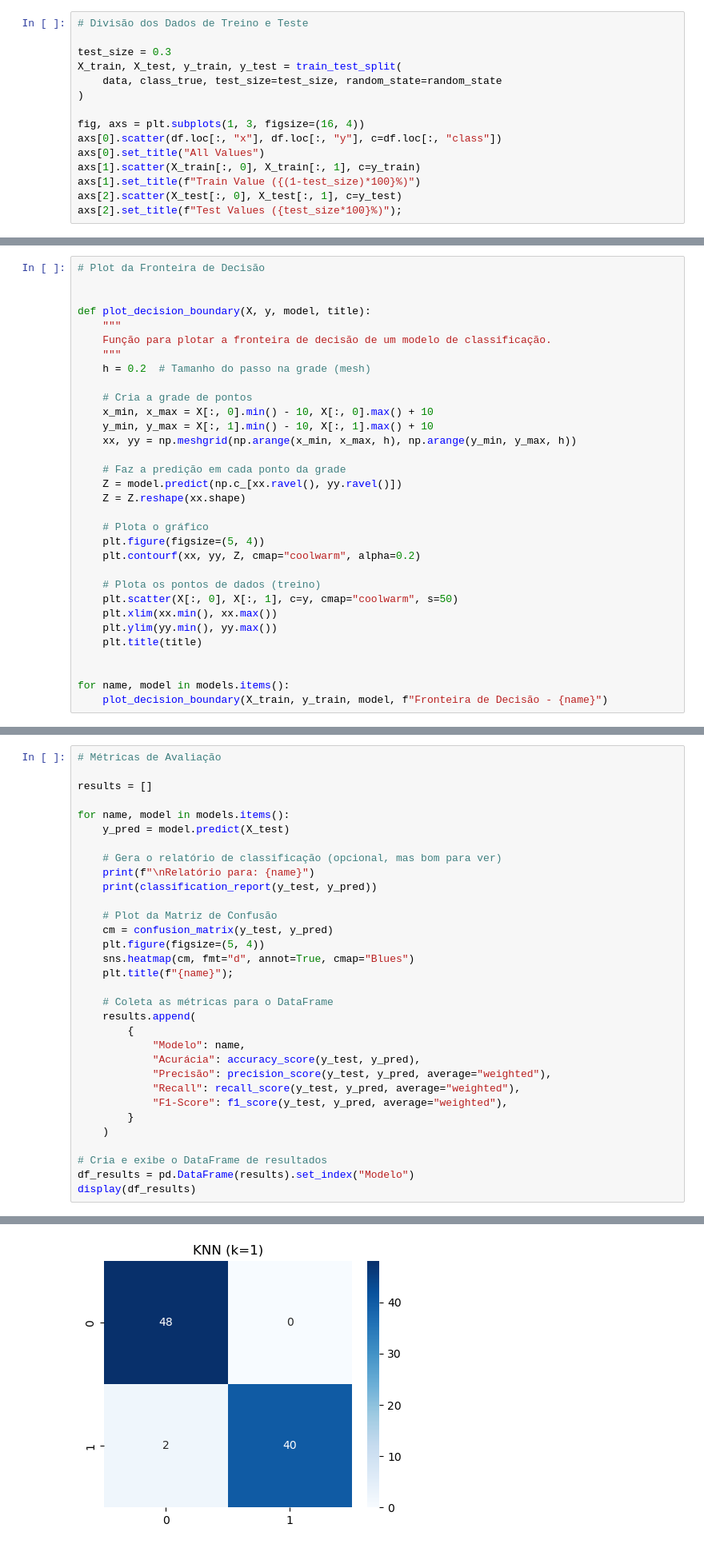
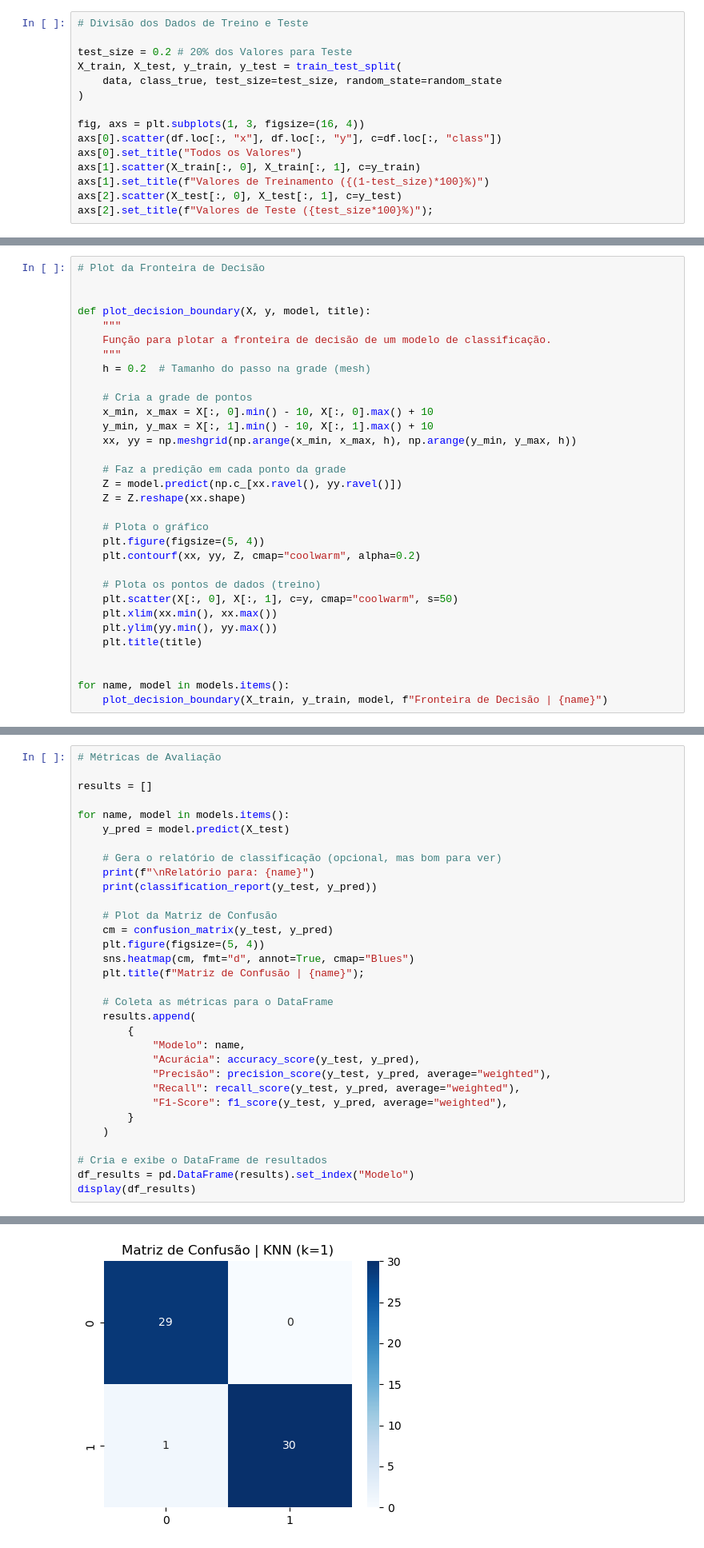
Before and after one commit to thiagoneye/master-machine_learning, a Jupyter notebook: notebooks/exercise_list.ipynb, the cells around one changed output, grey strips where cells are left out. Shown at 80% size. Saved outputs shown, nothing was run; the diff lists cells and outputs as text.

```diff
--- a/notebooks/exercise_list.ipynb
+++ b/notebooks/exercise_list.ipynb
@@ -206,16 +225,16 @@ plt.tight_layout()
 # %%
 # Divisão dos Dados de Treino e Teste
 
-test_size = 0.3
+test_size = 0.2 # 20% dos Valores para Teste
 X_train, X_test, y_train, y_test = train_test_split(
     data, class_true, test_size=test_size, random_state=random_state
 )
 
 fig, axs = plt.subplots(1, 3, figsize=(16, 4))
 axs[0].scatter(df.loc[:, "x"], df.loc[:, "y"], c=df.loc[:, "class"])
-axs[0].set_title("All Values")
+axs[0].set_title("Todos os Valores")
 axs[1].scatter(X_train[:, 0], X_train[:, 1], c=y_train)
-axs[1].set_title(f"Train Value ({(1-test_size)*100}%)")
+axs[1].set_title(f"Valores de Treinamento ({(1-test_size)*100}%)")
 axs[2].scatter(X_test[:, 0], X_test[:, 1], c=y_test)
-axs[2].set_title(f"Test Values ({test_size*100}%)");
+axs[2].set_title(f"Valores de Teste ({test_size*100}%)");
 # %% [output]
@@ -590,5 +613,5 @@ def plot_decision_boundary(X, y, model, title):
 
 
 for name, model in models.items():
-    plot_decision_boundary(X_train, y_train, model, f"Fronteira de Decisão - {name}")
+    plot_decision_boundary(X_train, y_train, model, f"Fronteira de Decisão | {name}")
 # %% [output]
@@ -613,7 +636,7 @@ for name, model in models.items():
     cm = confusion_matrix(y_test, y_pred)
     plt.figure(figsize=(5, 4))
     sns.heatmap(cm, fmt="d", annot=True, cmap="Blues")
-    plt.title(f"{name}");
+    plt.title(f"Matriz de Confusão | {name}");
 
     # Coleta as métricas para o DataFrame
     results.append(
@@ -657 +680 @@ weighted avg       0.99      0.99      0.99        90
-[figure, old version]
+[figure, new version]
```
Also changed, not shown: parts of 26 cells of this notebook.
